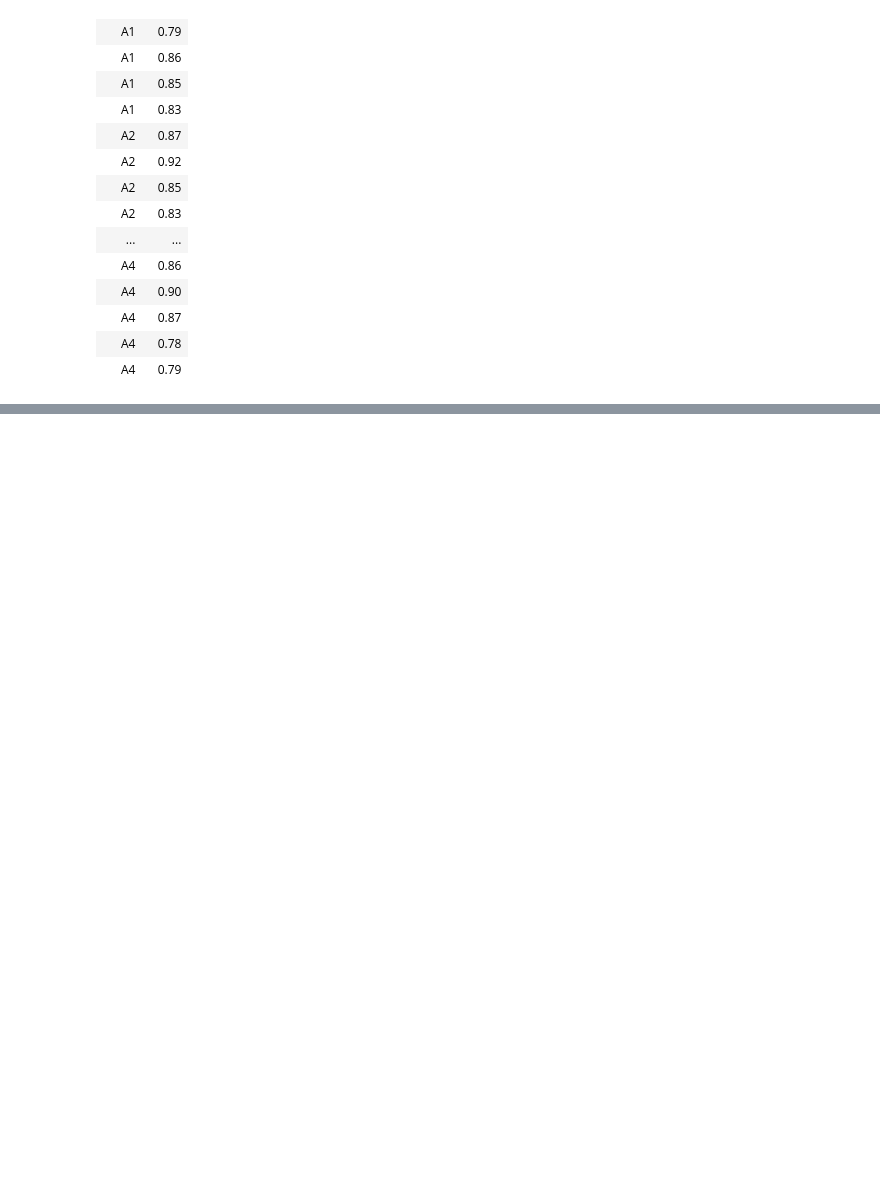
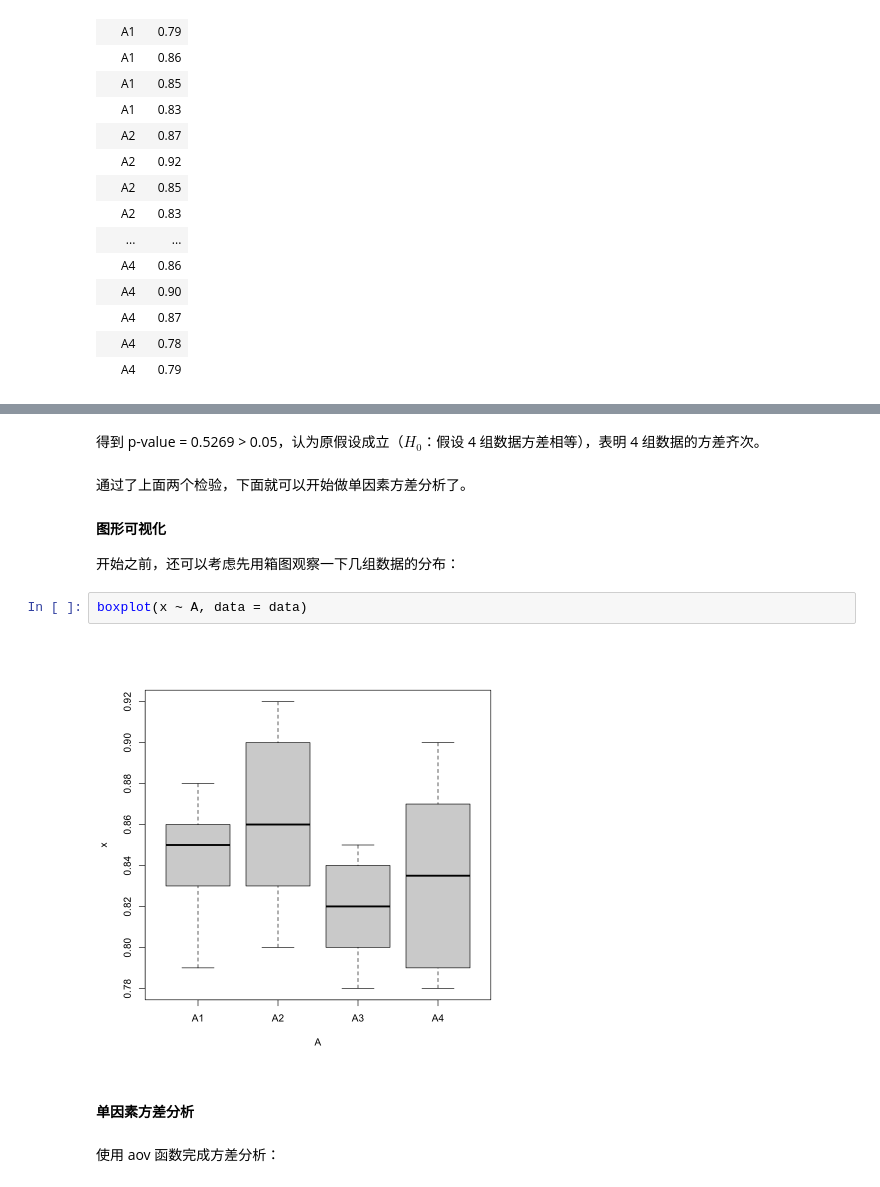
Before and after one commit to cdfmlr/daex, a Jupyter notebook: c3/ex_3_4.ipynb, the cells around one changed output, grey strips where cells are left out. Saved outputs shown, nothing was run; the diff lists cells and outputs as text; blank space fills up the shorter version.

```diff
--- a/c3/ex_3_4.ipynb
+++ b/c3/ex_3_4.ipynb
@@ -44,0 +91,16 @@ A data.frame: 24 × 2
+# %% [markdown]
+得到 p-value = 0.5269 > 0.05，认为原假设成立（$H_0$：假设 4 组数据方差相等），表明 4 组数据的方差齐次。
+# %% [markdown]
+通过了上面两个检验，下面就可以开始做单因素方差分析了。
+
+#### 图形可视化
+
+开始之前，还可以考虑先用箱图观察一下几组数据的分布：
+# %%
+boxplot(x ~ A, data = data)
+# %% [output]
+[figure, added]
+# %% [markdown]
+#### 单因素方差分析
+# %% [markdown]
+使用 aov 函数完成方差分析：
```
Also changed, not shown: parts of 9 cells of this notebook.
